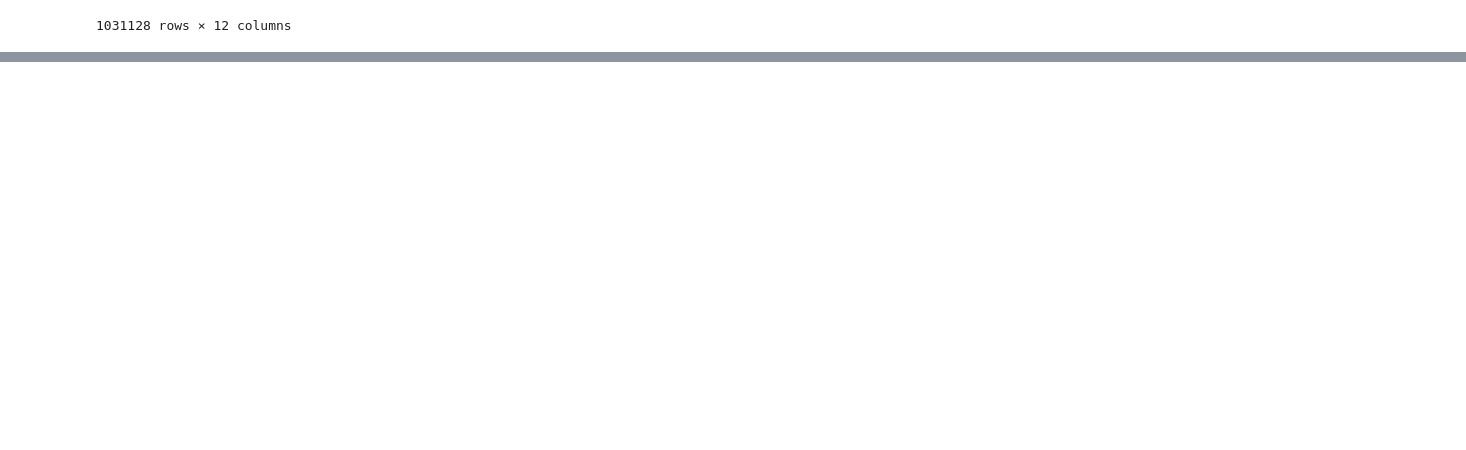
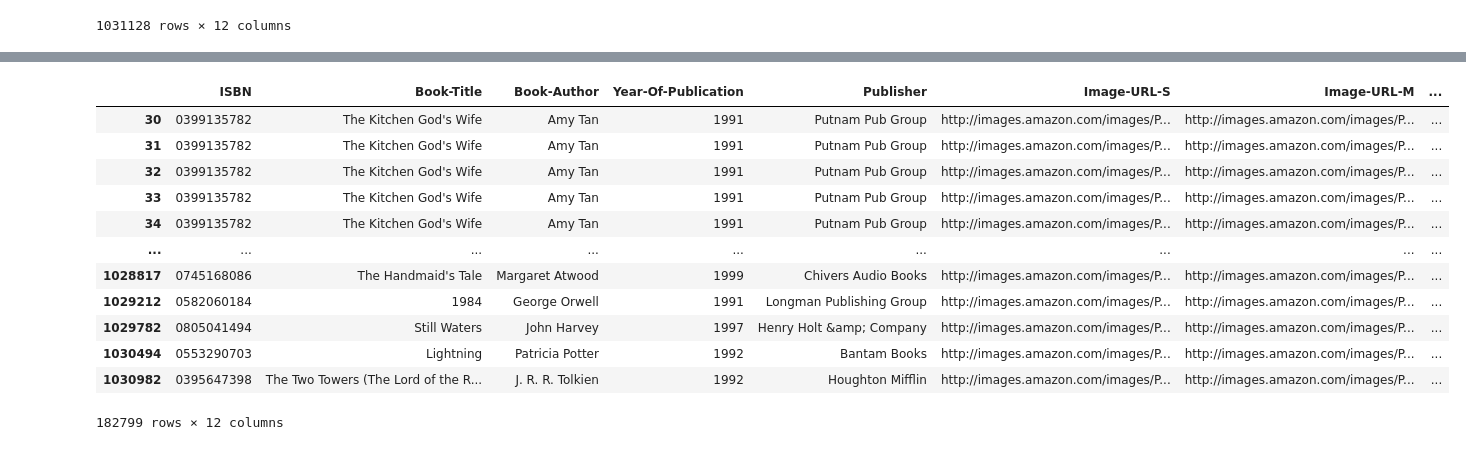
Before and after one commit to NurAlamNahidSarkar/bookRecommendation_ML, a Jupyter notebook: bookrecommendation.ipynb, the cells around one changed output, grey strips where cells are left out. Drawn from its saved outputs; the diff is of its cells as text; code cells hidden in the pictures; blank space fills up the shorter version.

Commit message:
Kaggle Notebook | BookRecommendation | Version 3

```diff
--- a/bookrecommendation.ipynb
+++ b/bookrecommendation.ipynb
@@ -408,0 +462,4 @@ book_df
+# %%
+book_num_ratings = book_df.groupby('Book-Title')['Book-Rating'].count().reset_index()
+famous_books = book_num_ratings[book_num_ratings['Book-Rating'] > 100]
+famous_books
@@ -408,0 +480,18 @@ book_df
+# %%
+books = book_df[book_df['Book-Title'].isin(famous_books['Book-Title'])]
+# %%
+books
+# %% [output]
+|  | ISBN | Book-Title | Book-Author | Year-Of-Publication | Publisher | Image-URL-S | Image-URL-M | ... |
+| 30 | 0399135782 | The Kitchen God's Wife | Amy Tan | 1991 | Putnam Pub Group | http://images.amazon.com/images/P... | http://images.amazon.com/images/P... | ... |
+| 31 | 0399135782 | The Kitchen God's Wife | Amy Tan | 1991 | Putnam Pub Group | http://images.amazon.com/images/P... | http://images.amazon.com/images/P... | ... |
+| 32 | 0399135782 | The Kitchen God's Wife | Amy Tan | 1991 | Putnam Pub Group | http://images.amazon.com/images/P... | http://images.amazon.com/images/P... | ... |
+| 33 | 0399135782 | The Kitchen God's Wife | Amy Tan | 1991 | Putnam Pub Group | http://images.amazon.com/images/P... | http://images.amazon.com/images/P... | ... |
+| 34 | 0399135782 | The Kitchen God's Wife | Amy Tan | 1991 | Putnam Pub Group | http://images.amazon.com/images/P... | http://images.amazon.com/images/P... | ... |
+| ... | ... | ... | ... | ... | ... | ... | ... | ... |
+| 1028817 | 0745168086 | The Handmaid's Tale | Margaret Atwood | 1999 | Chivers Audio Books | http://images.amazon.com/images/P... | http://images.amazon.com/images/P... | ... |
+| 1029212 | 0582060184 | 1984 | George Orwell | 1991 | Longman Publishing Group | http://images.amazon.com/images/P... | http://images.amazon.com/images/P... | ... |
+| 1029782 | 0805041494 | Still Waters | John Harvey | 1997 | Henry Holt &amp; Company | http://images.amazon.com/images/P... | http://images.amazon.com/images/P... | ... |
+| 1030494 | 0553290703 | Lightning | Patricia Potter | 1992 | Bantam Books | http://images.amazon.com/images/P... | http://images.amazon.com/images/P... | ... |
+| 1030982 | 0395647398 | The Two Towers (The Lord of the R... | J. R. R. Tolkien | 1992 | Houghton Mifflin | http://images.amazon.com/images/P... | http://images.amazon.com/images/P... | ... |
+182799 rows × 12 columns
```
Also changed, not shown: parts of 6 cells of this notebook.
